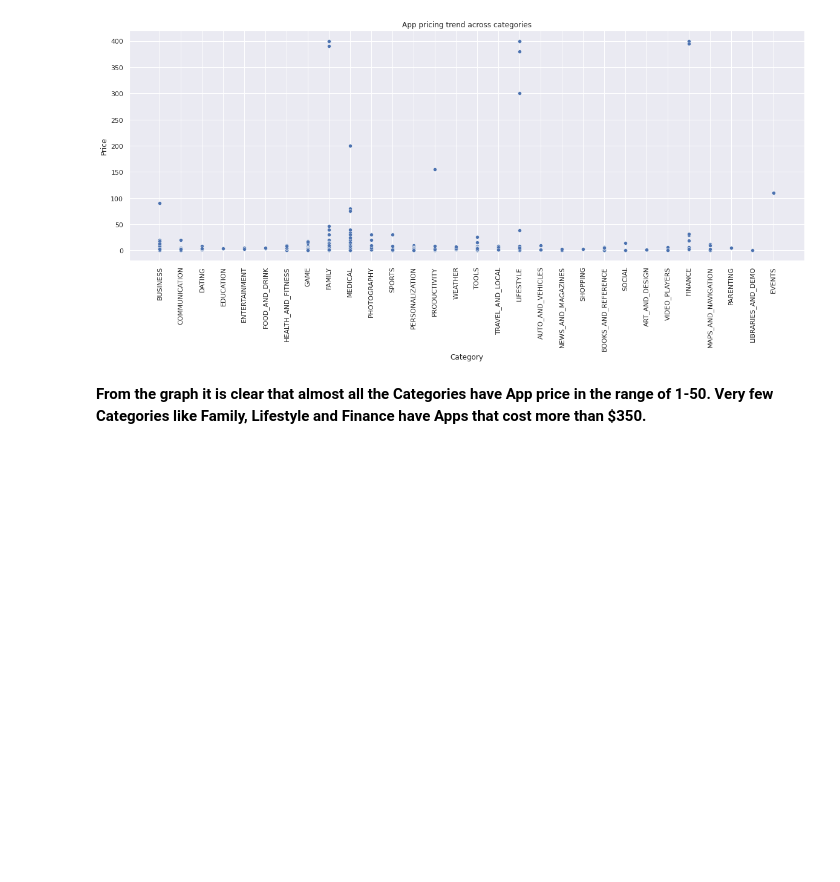
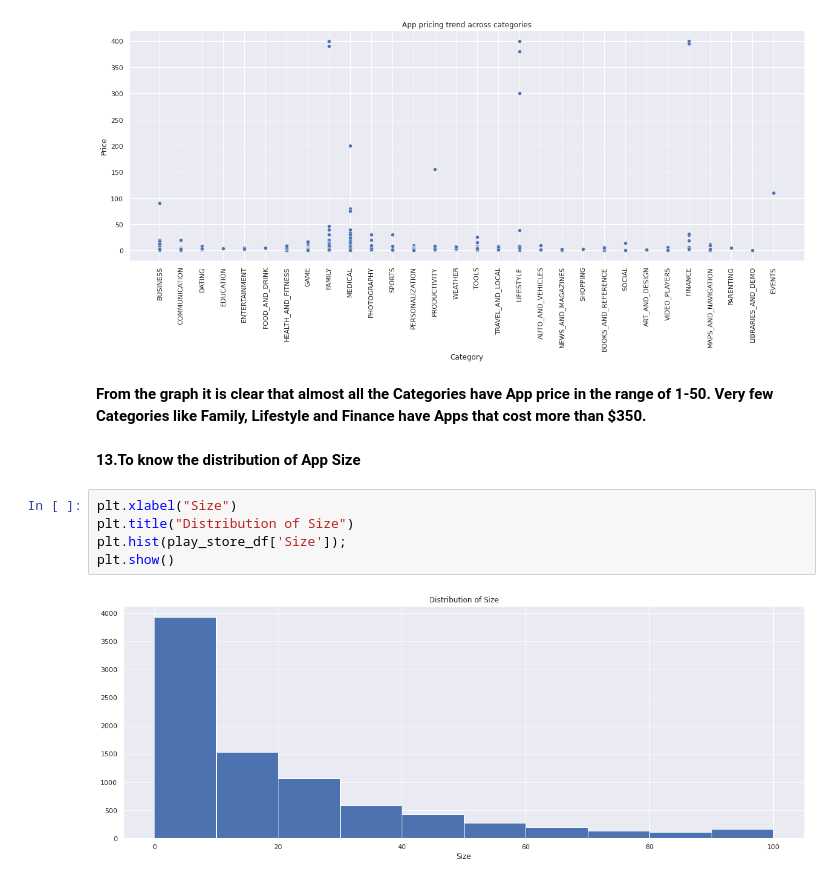
Before and after one commit to chandralakagwad/Playstore-App-Review-Analysis, a Jupyter notebook: Final_Play_Store_App_Analysis.ipynb, the cells around one changed output. Cells and saved outputs as stored; diff of their text form; blank space fills up the shorter version.

```diff
--- a/Final_Play_Store_App_Analysis.ipynb
+++ b/Final_Play_Store_App_Analysis.ipynb
@@ -594,3 +595,12 @@ sns.scatterplot(x='Category', y='Price', data= Paid_Apps)
 [figure]
 # %% [markdown]
 **From the graph it is clear that almost all the Categories have App price in the range of 1-50. Very few Categories like Family, Lifestyle and Finance have Apps that cost more than $350.**
+# %% [markdown]
+**13.To know the distribution of App Size**
+# %%
+plt.xlabel("Size")
+plt.title("Distribution of Size")
+plt.hist(play_store_df['Size']);
+plt.show()
+# %% [output]
+[figure, added]
```
Also changed, not shown: parts of 21 cells of this notebook.
